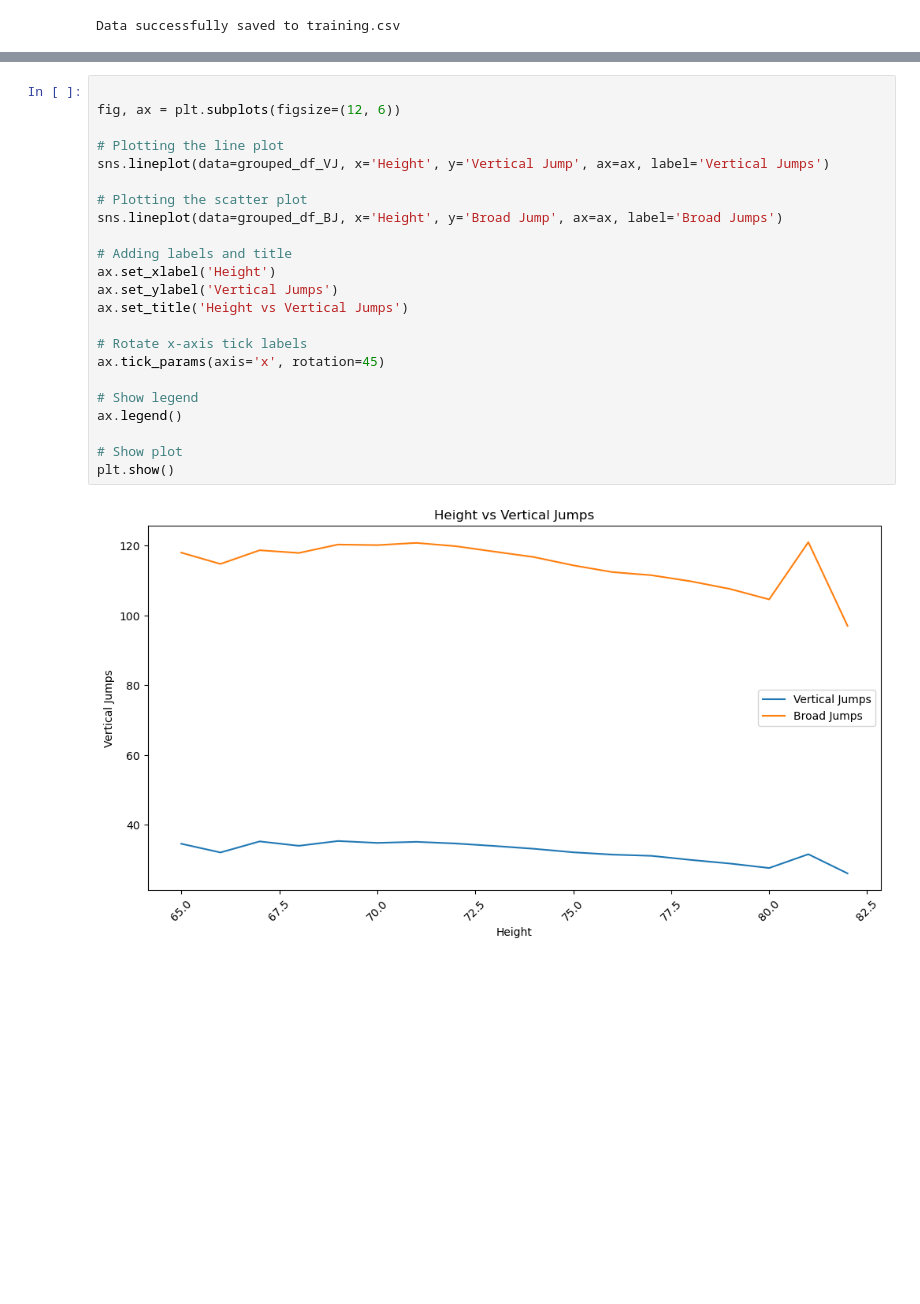
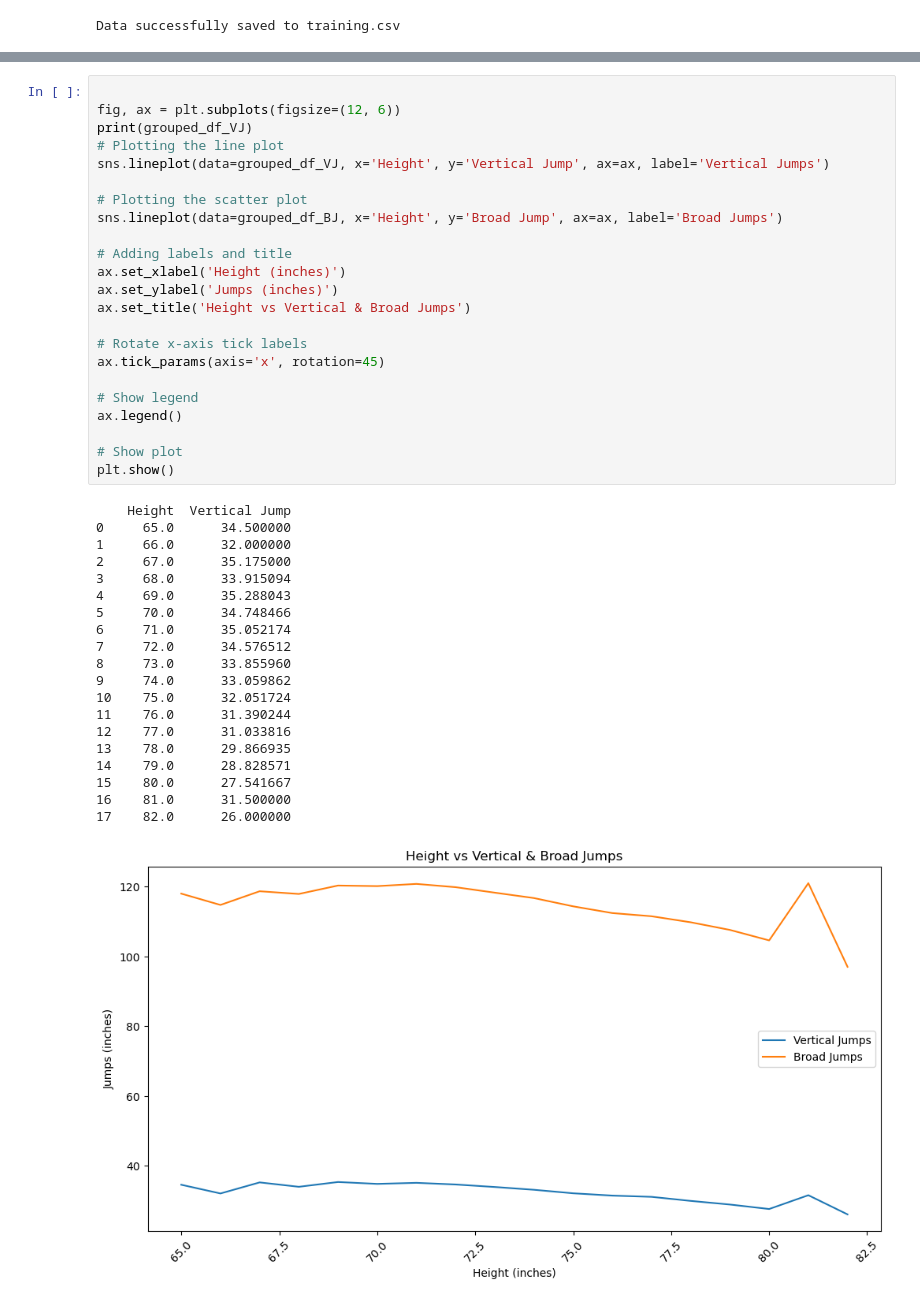
Before and after one commit to Vishwa-Sheth/Predict_the_NFL_cut, a Jupyter notebook: new_scraper.ipynb, the cells around one changed output, grey strips where cells are left out. Saved outputs shown, nothing was run; the diff lists cells and outputs as text; blank space fills up the shorter version.

```diff
--- a/new_scraper.ipynb
+++ b/new_scraper.ipynb
@@ -370,25 +370,44 @@ Median Height: 74.0
 # %%
 
 fig, ax = plt.subplots(figsize=(12, 6))
-
+print(grouped_df_VJ)
 # Plotting the line plot
 sns.lineplot(data=grouped_df_VJ, x='Height', y='Vertical Jump', ax=ax, label='Vertical Jumps')
 
 # Plotting the scatter plot
 sns.lineplot(data=grouped_df_BJ, x='Height', y='Broad Jump', ax=ax, label='Broad Jumps')
 
 # Adding labels and title
-ax.set_xlabel('Height')
-ax.set_ylabel('Vertical Jumps')
-ax.set_title('Height vs Vertical Jumps')
+ax.set_xlabel('Height (inches)')
+ax.set_ylabel('Jumps (inches)')
+ax.set_title('Height vs Vertical & Broad Jumps')
 
 # Rotate x-axis tick labels
 ax.tick_params(axis='x', rotation=45)
 
 # Show legend
 ax.legend()
 
 # Show plot
 plt.show()
 # %% [output]
+    Height  Vertical Jump
+0     65.0      34.500000
+1     66.0      32.000000
+2     67.0      35.175000
+3     68.0      33.915094
+4     69.0      35.288043
+5     70.0      34.748466
+6     71.0      35.052174
+7     72.0      34.576512
+8     73.0      33.855960
+9     74.0      33.059862
+10    75.0      32.051724
+11    76.0      31.390244
+12    77.0      31.033816
+13    78.0      29.866935
+14    79.0      28.828571
+15    80.0      27.541667
+16    81.0      31.500000
+17    82.0      26.000000
-[figure, old version]
+[figure, new version]
```
Also changed, not shown: parts of 4 cells of this notebook.
